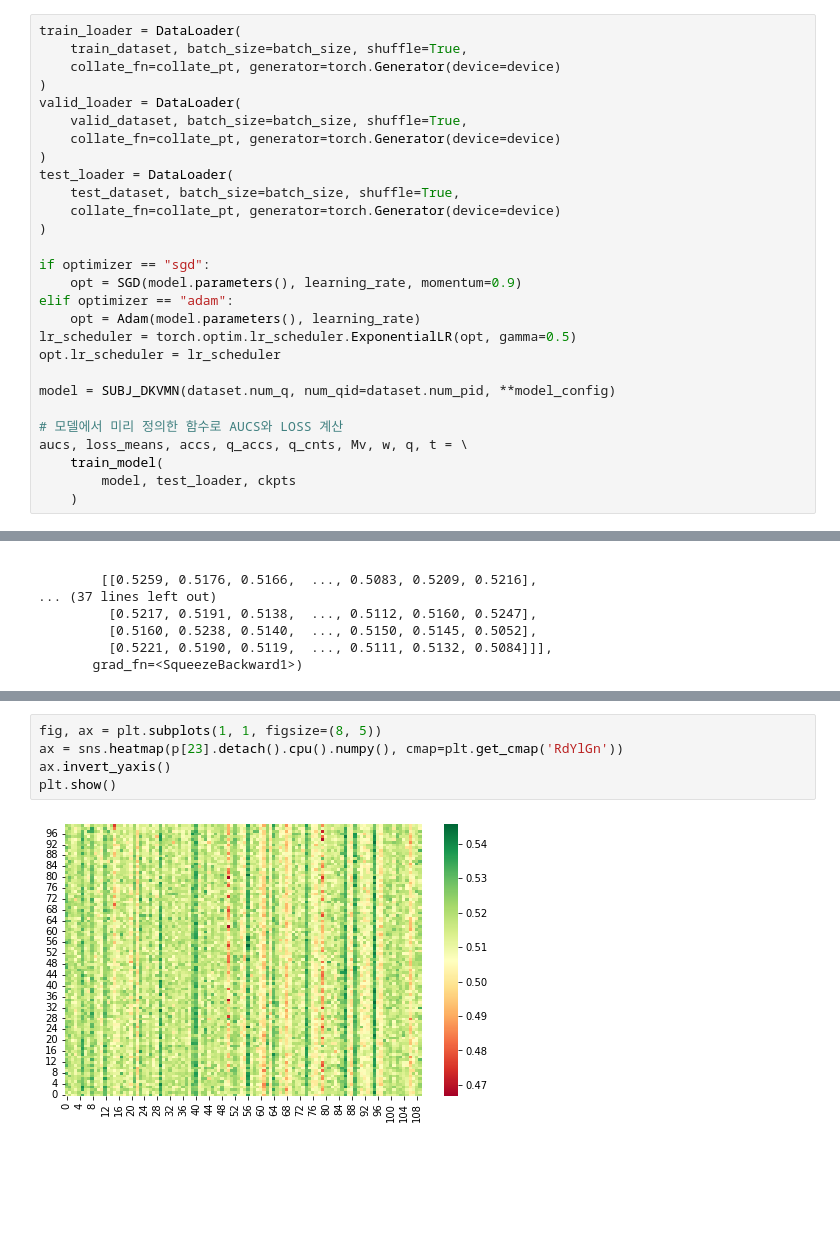
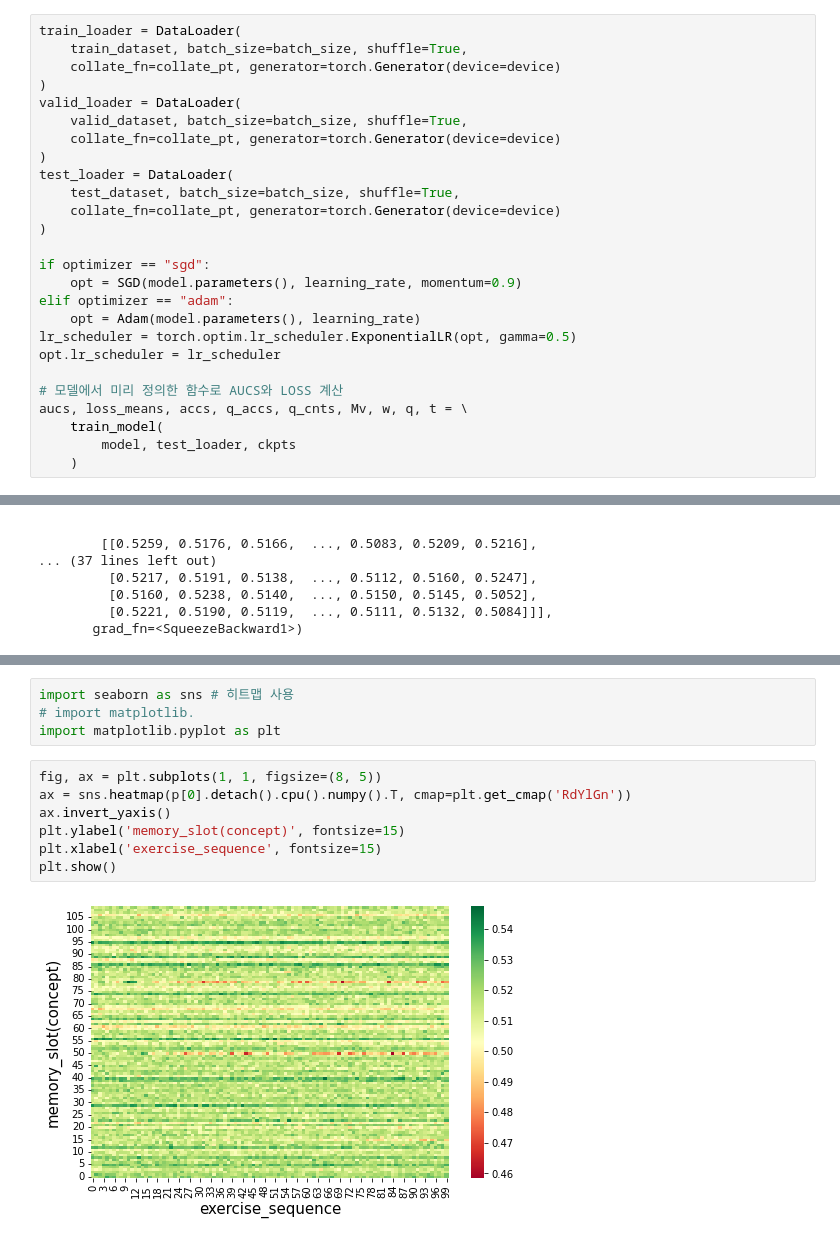
Before and after one commit to kaminion/dkt-research, a Jupyter notebook: test.ipynb, the cells around one changed output, grey strips where cells are left out. Saved outputs shown, nothing was run; the diff lists cells and outputs as text; blank space fills up the shorter version.

```diff
--- a/test.ipynb
+++ b/test.ipynb
@@ -162,8 +162,6 @@ elif optimizer == "adam":
 lr_scheduler = torch.optim.lr_scheduler.ExponentialLR(opt, gamma=0.5)
 opt.lr_scheduler = lr_scheduler
 
-model = SUBJ_DKVMN(dataset.num_q, num_qid=dataset.num_pid, **model_config)
-
 # 모델에서 미리 정의한 함수로 AUCS와 LOSS 계산
 aucs, loss_means, accs, q_accs, q_cnts, Mv, w, q, t = \
     train_model(
@@ -280,7 +238,13 @@ def plot_color_gradients(category, cmap_list):
+# %%
+import seaborn as sns # 히트맵 사용
+# import matplotlib.
+import matplotlib.pyplot as plt
 # %%
 fig, ax = plt.subplots(1, 1, figsize=(8, 5))
-ax = sns.heatmap(p[23].detach().cpu().numpy(), cmap=plt.get_cmap('RdYlGn'))
+ax = sns.heatmap(p[0].detach().cpu().numpy().T, cmap=plt.get_cmap('RdYlGn'))
 ax.invert_yaxis()
+plt.ylabel('memory_slot(concept)', fontsize=15)
+plt.xlabel('exercise_sequence', fontsize=15)
 plt.show()
 # %% [output]
-[figure, old version]
+[figure, new version]
```
Also changed, not shown: parts of 6 cells of this notebook, 3 other files.
